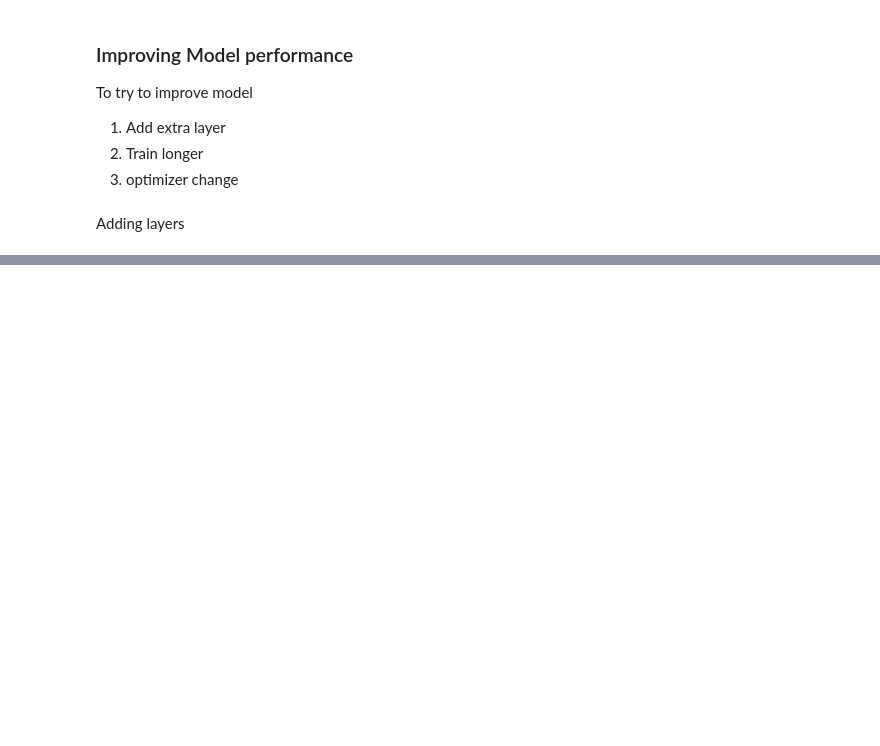
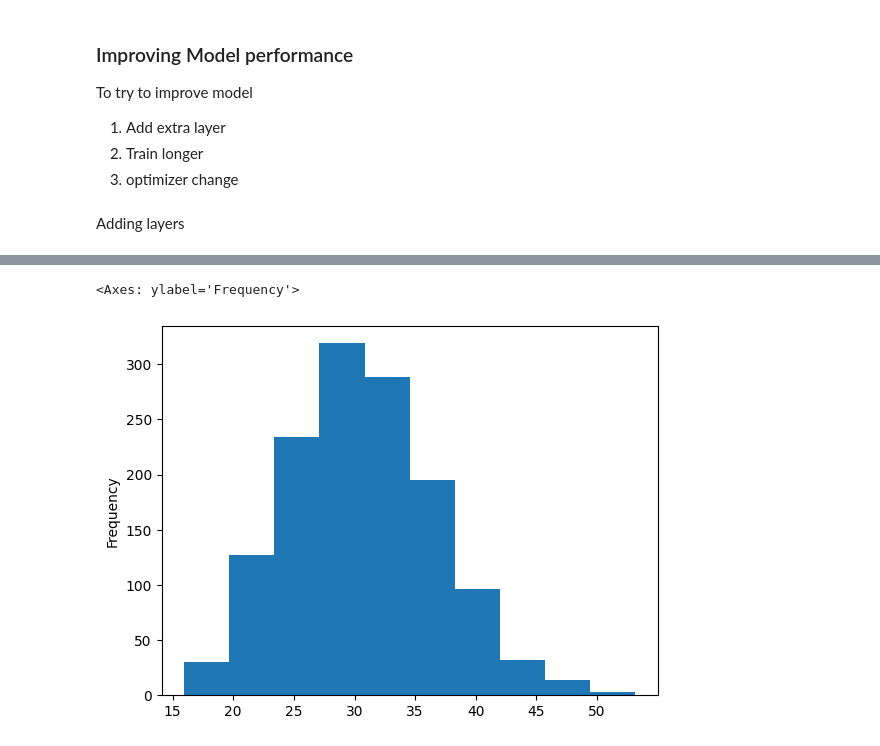
Before and after one commit to AdamayB/Tensorflow_Zero_to_Mastery, a Jupyter notebook: 01_Regression_with_tensorflow.ipynb, the cells around one changed output, grey strips where cells are left out. Saved outputs shown, nothing was run; the diff lists cells and outputs as text; code cells hidden in the pictures; blank space fills up the shorter version.

```diff
--- a/01_Regression_with_tensorflow.ipynb
+++ b/01_Regression_with_tensorflow.ipynb
@@ -1032,0 +1038,5 @@ Text(0.5, 0, 'epochs')
+# %%
+X['bmi'].plot(kind='hist')
+# %% [output]
+<Axes: ylabel='Frequency'>
+[figure, added]
```
Also changed, not shown: parts of 17 cells of this notebook.
